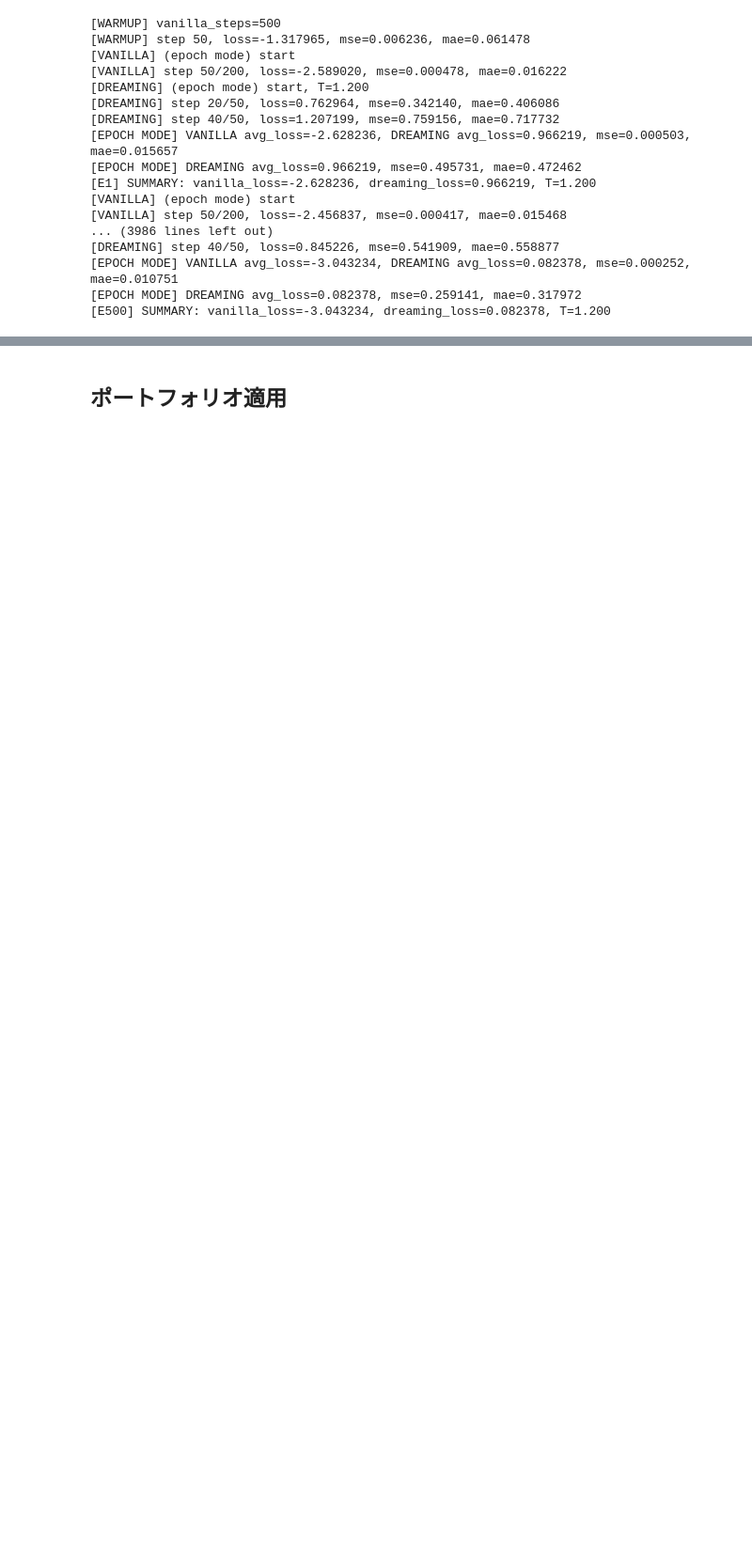
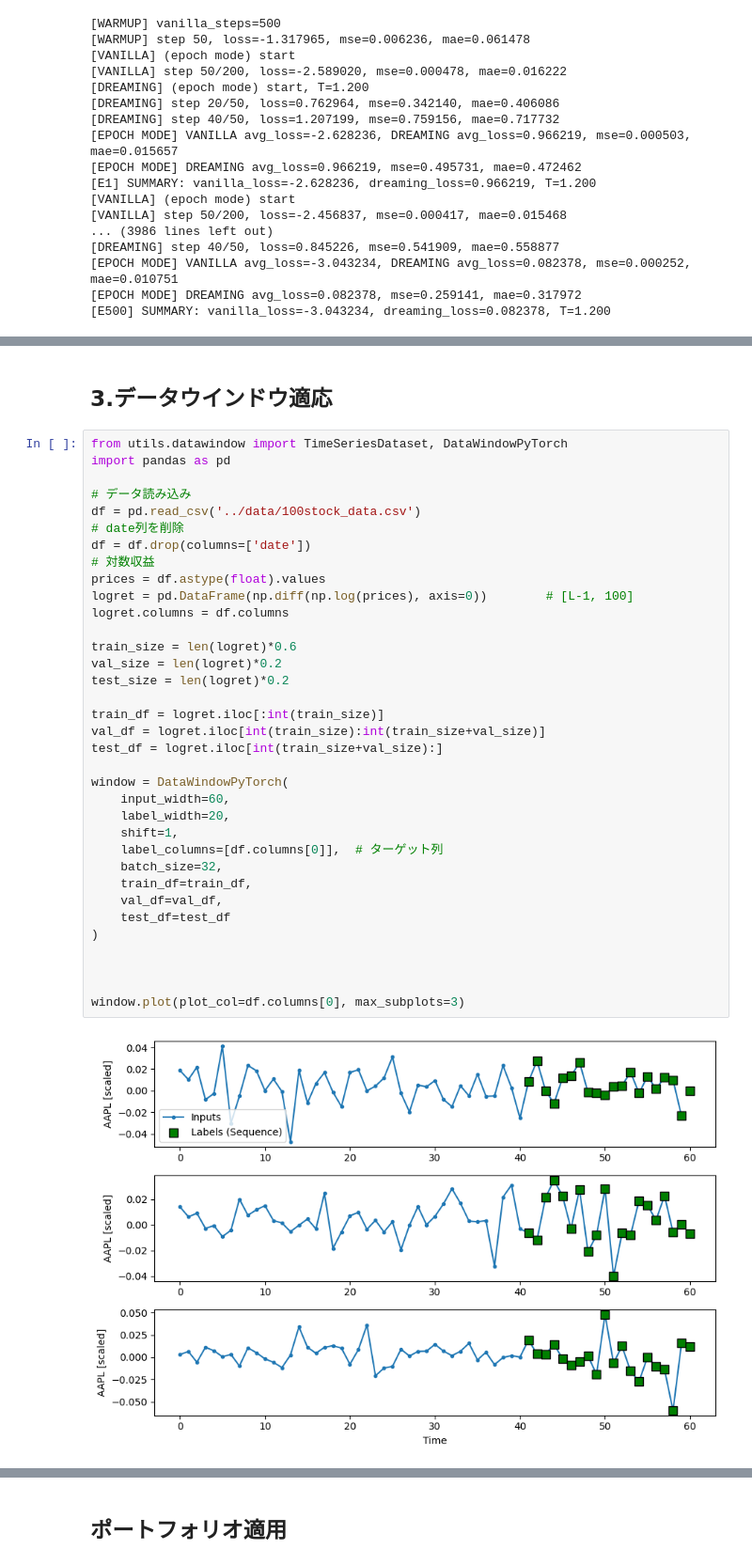
Before and after one commit to LABO-M/DreamingLearning, a Jupyter notebook: code/demo.ipynb, the cells around one changed output, grey strips where cells are left out. Shown at 94% size. Drawn from its saved outputs; the diff is of its cells as text; blank space fills up the shorter version.

Commit message:
Model with DataWindow applied, training

```diff
--- a/code/demo.ipynb
+++ b/code/demo.ipynb
@@ -1019,0 +1019,39 @@ Test Coverage Loss: 0.008091
+# %% [markdown]
+## 3.データウインドウ適応
+# %%
+from utils.datawindow import TimeSeriesDataset, DataWindowPyTorch
+import pandas as pd
+
+# データ読み込み
+df = pd.read_csv('../data/100stock_data.csv')
+# date列を削除
+df = df.drop(columns=['date'])
+# 対数収益
+prices = df.astype(float).values
+logret = pd.DataFrame(np.diff(np.log(prices), axis=0))        # [L-1, 100]
+logret.columns = df.columns
+
+train_size = len(logret)*0.6
+val_size = len(logret)*0.2
+test_size = len(logret)*0.2
+
+train_df = logret.iloc[:int(train_size)]
+val_df = logret.iloc[int(train_size):int(train_size+val_size)]
+test_df = logret.iloc[int(train_size+val_size):]
+
+window = DataWindowPyTorch(
+    input_width=60,
+    label_width=20,
+    shift=1,
+    label_columns=[df.columns[0]],  # ターゲット列
+    batch_size=32,
+    train_df=train_df,
+    val_df=val_df,
+    test_df=test_df
+)
+
+
+
+window.plot(plot_col=df.columns[0], max_subplots=3)
+# %% [output]
+[figure, added]
```
Also changed, not shown: parts of 15 cells of this notebook, 5 other files.
